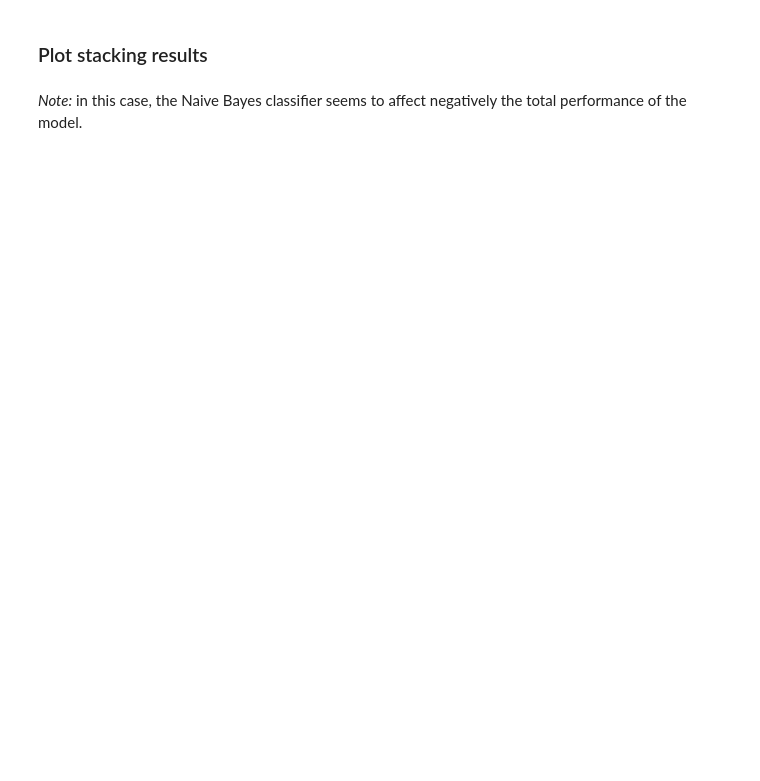
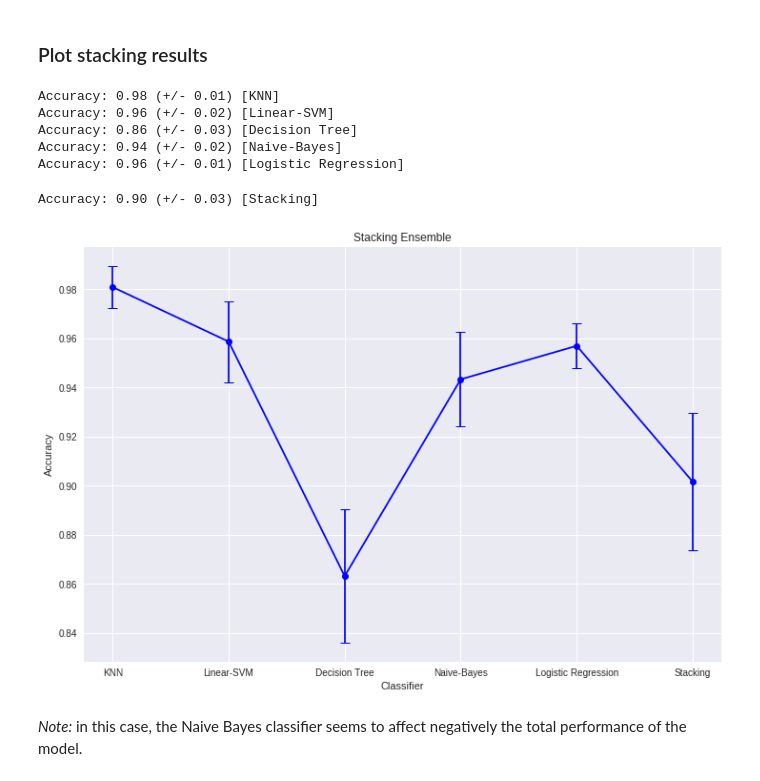
Before and after one commit to Adamantios/Ensembles-CSL-Imb_Learning-Models_Comparison, a Jupyter notebook: PartA.ipynb, the cells around one changed output. Drawn from its saved outputs; the diff is of its cells as text; code cells hidden in the pictures; blank space fills up the shorter version.

```diff
--- a/PartA.ipynb
+++ b/PartA.ipynb
@@ -4742,11 +4767,12 @@ report(random_search.cv_results_)
 Run a Grid search, using 10 fold cross validation for the area around the best results found with the Random Search.
 # %%
 # Specify parameter_grid for the search.
-param_grid = {'max_depth': range(22, 24),
-              'max_features': range(30, 32),
-              'min_samples_split': range(25, 27),
-              'n_estimators': range(240, 250, 5),
+param_grid = {'max_depth': range(27, 29),
+              'max_features': range(5, 7),
+              'n_estimators': range(129, 139, 2),
               'criterion': ['entropy', 'gini']}
+
+clf.min_samples_split = 7
 
 # Run a grid search CV.
 grid_search = GridSearchCV(clf, param_grid, cv=10, n_jobs=-1, verbose=8,
@@ -4763,11 +4819,10 @@ Make prediction with the Random Forest Ensemble, using the best parameters found
 # %%
 
 # Add best values for the classifier.
-clf.max_depth = 22
-clf.max_features = 31
-clf.min_samples_split = 25
-clf.n_estimators = 240
-clf.criterion = 'entropy'
+clf.max_depth = 27
+clf.max_features = 6
+clf.n_estimators = 129
+clf.criterion = 'gini'
 clf.fit(X_train,y_train)
 y_pred = clf.predict(X_test)
 
@@ -4797,10 +4852,10 @@ sclf = StackingCVClassifier(classifiers=[clf1, clf2, clf3, clf4],
 # %%
 # Specify parameters and distributions to sample from
 # and candidates to be created.
-param_dist = {'kneighborsclassifier__n_neighbors': sp_randint(1, 100),
-              'linearsvc__C': [0.01, 0.1, 1, 10, 100],
-              'decisiontreeclassifier__max_depth': sp_randint(2, 60),
-              'meta-logisticregression__C': [0.01, 0.1, 1, 10, 100, 1000]}
+param_dist = {'kneighborsclassifier__n_neighbors': sp_randint(1, 80),
+              'linearsvc__C': np.logspace(-3, 3, 1000),
+              'decisiontreeclassifier__max_depth': sp_randint(2, 80),
+              'meta-logisticregression__C': np.logspace(-3, 3, 1000)}
 
 candidates = 50
 
@@ -4850,10 +4901,10 @@ Parameters: {'decisiontreeclassifier__max_depth': 21, 'kneighborsclassifier__n_n
 ### Grid Search
 # %%
 # Specify parameter_grid for the search.
-param_grid = {'kneighborsclassifier__n_neighbors': range(69, 72),
-              'linearsvc__C': range(8, 12, 2),
-              'decisiontreeclassifier__max_depth': range(16, 18),
-              'meta-logisticregression__C': [0.5, 1, 1.5]}
+param_grid = {'kneighborsclassifier__n_neighbors': range(2, 4),
+              'linearsvc__C': np.arange(0.1, 0.2, 0.02),
+              'decisiontreeclassifier__max_depth': range(12, 14),
+              'meta-logisticregression__C': range(120, 125)}
 
 # Run a grid search CV.
 grid_search = GridSearchCV(sclf, param_grid, cv = 10, n_jobs=-1, verbose=5,
@@ -4892,17 +4941,25 @@ Parameters: {'decisiontreeclassifier__max_depth': 17, 'kneighborsclassifier__n_n
 ### Plot stacking results
 # %%
 # Use best values for the classifier.
-clf1.n_neighbors = 69
-clf2.C = 8
-clf3.max_depth = 17
-meta_clf.C = 0.5
+clf1.n_neighbors = 3
+clf2.C = 0.1
+clf3.max_depth = 13
+meta_clf.C = 120
 
 # Plot accuracy +- std for each model separately
 # and compare it with the stacking model.
 clf_names = ['KNN', 'Linear-SVM', 'Decision Tree', 'Naive-Bayes',
              'Logistic Regression', 'Stacking']
 models = clf1, clf2, clf3, clf4, meta_clf, sclf
 plot_accuracy_stacking(clf_names, models, X_train, y_train)
+# %% [output]
+Accuracy: 0.98 (+/- 0.01) [KNN]
+Accuracy: 0.96 (+/- 0.02) [Linear-SVM]
+Accuracy: 0.86 (+/- 0.03) [Decision Tree]
+Accuracy: 0.94 (+/- 0.02) [Naive-Bayes]
+Accuracy: 0.96 (+/- 0.01) [Logistic Regression]
+Accuracy: 0.90 (+/- 0.03) [Stacking]
+[figure, added]
 # %% [markdown]
 *Note:* in this case, the Naive Bayes classifier seems to affect negatively the total performance of the model.
 # %%
```
Also changed, not shown: parts of 20 cells of this notebook.
